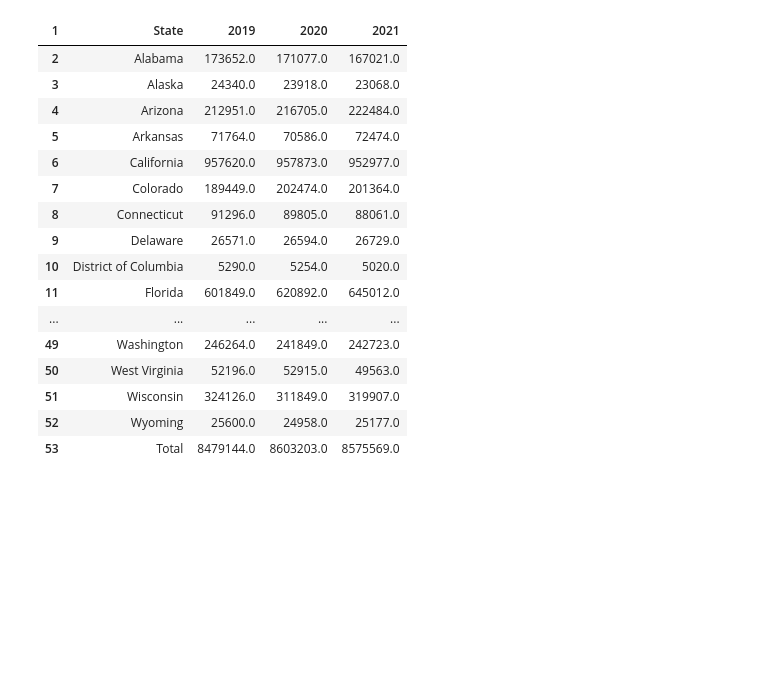
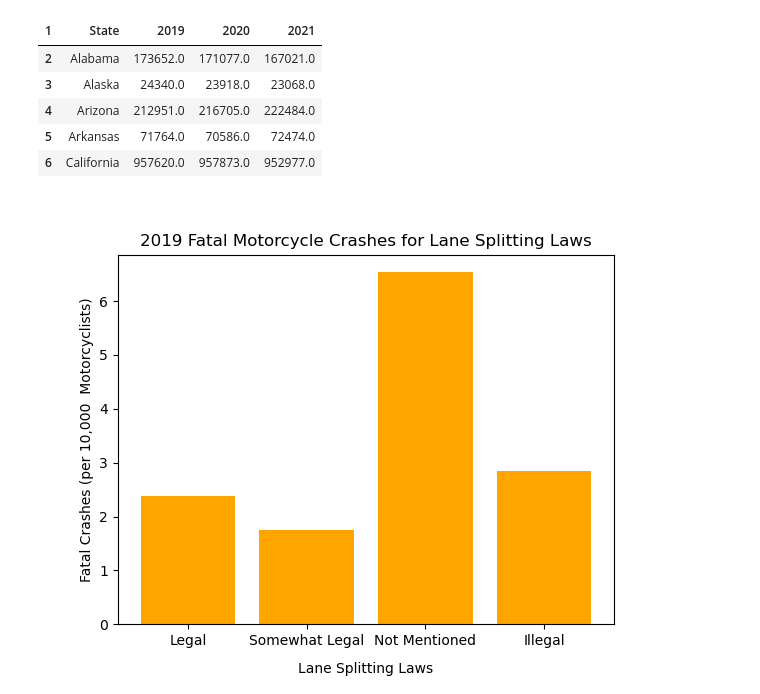
Before and after one commit to CalvinPedigo/Data-Analyst-Project-1, a Jupyter notebook: Notebook_structor.ipynb, the cells around one changed output. Drawn from its saved outputs; the diff is of its cells as text; code cells hidden in the pictures; blank space fills up the shorter version.

```diff
--- a/Notebook_structor.ipynb
+++ b/Notebook_structor.ipynb
@@ -26,38 +36,27 @@ from pathlib import Path
 # %%
 # Data of motorcycle registration numbers cleaned and displayed
 
 motorcycle_df = pd.read_csv("Resources/motorcycles.csv")
 
 motorcycle_clean= motorcycle_df.drop(0)
 column_names = motorcycle_clean.iloc[0].fillna("State")
 motorcycle_clean.columns = column_names
 motorcycle_clean = motorcycle_clean.drop([1,54,55])
 motorcycles_df = motorcycle_clean[["State", "2019","2020","2021"]]
 motor_reg= motorcycles_df.copy()
 
 motor_reg[["2019", "2020","2021"]] = motor_reg[["2019", "2020","2021"]].astype(str).apply(lambda x: x.str.replace(',', ''))
 motor_reg[["2019", "2020","2021"]] = motor_reg[["2019", "2020","2021"]].astype(float)
 
 
-motor_reg
+motor_reg.head()
 # %% [output]
 | 1 | State | 2019 | 2020 | 2021 |
 | 2 | Alabama | 173652.0 | 171077.0 | 167021.0 |
 | 3 | Alaska | 24340.0 | 23918.0 | 23068.0 |
 | 4 | Arizona | 212951.0 | 216705.0 | 222484.0 |
 | 5 | Arkansas | 71764.0 | 70586.0 | 72474.0 |
 | 6 | California | 957620.0 | 957873.0 | 952977.0 |
-| 7 | Colorado | 189449.0 | 202474.0 | 201364.0 |
-| 8 | Connecticut | 91296.0 | 89805.0 | 88061.0 |
-| 9 | Delaware | 26571.0 | 26594.0 | 26729.0 |
-| 10 | District of Columbia | 5290.0 | 5254.0 | 5020.0 |
-| 11 | Florida | 601849.0 | 620892.0 | 645012.0 |
-| ... | ... | ... | ... | ... |
-| 49 | Washington | 246264.0 | 241849.0 | 242723.0 |
-| 50 | West Virginia | 52196.0 | 52915.0 | 49563.0 |
-| 51 | Wisconsin | 324126.0 | 311849.0 | 319907.0 |
-| 52 | Wyoming | 25600.0 | 24958.0 | 25177.0 |
-| 53 | Total | 8479144.0 | 8603203.0 | 8575569.0 |
 # %%
 # Motorcycles that are registered split up by laws
 
@@ -103,0 +143,26 @@ illegal_reg_total = illegal_reg_2019 + illegal_reg_2020 + illegal_reg_2021
+# %%
+# Motorcycle laws affects deadly crashes 2019 (Jack)
+
+legal_deaths = legal_group[0]["DEATHS"].count()
+somewhat_legal_deaths = somewhat_legal_group[0]["DEATHS"].count()
+not_mentioned_deaths = not_mentioned_group[0]["DEATHS"].count()
+illegal_deaths = illegal_group[0]["DEATHS"].count()
+
+legal_per_reg = (legal_deaths / legal_reg_2019) * 10000
+somewhat_legal_per_reg = (somewhat_legal_deaths / somewhat_legal_reg_2019) * 10000
+not_mentioned_per_reg = (not_mentioned_deaths / not_mentioned_reg_2019) * 10000
+illegal_per_reg  = (illegal_deaths/ illegal_reg_2019) * 10000
+
+laws = ["Legal", "Somewhat Legal", "Not Mentioned", "Illegal"]
+counts = [legal_per_reg,somewhat_legal_per_reg, not_mentioned_per_reg, illegal_per_reg]
+x_ticks = [value for value in laws]
+
+fig, ax = plt.subplots()
+ax.bar(laws, counts, color = "orange")
+ax.set_xticks(x_ticks)
+ax.set_title("2019 Fatal Motorcycle Crashes for Lane Splitting Laws")
+ax.set_xlabel("Lane Splitting Laws", labelpad= 10)
+ax.set_ylabel("Fatal Crashes (per 10,000  Motorcyclists)")
+plt.show()
+# %% [output]
+[figure, added]
```
Also changed, not shown: parts of 8 cells of this notebook.
